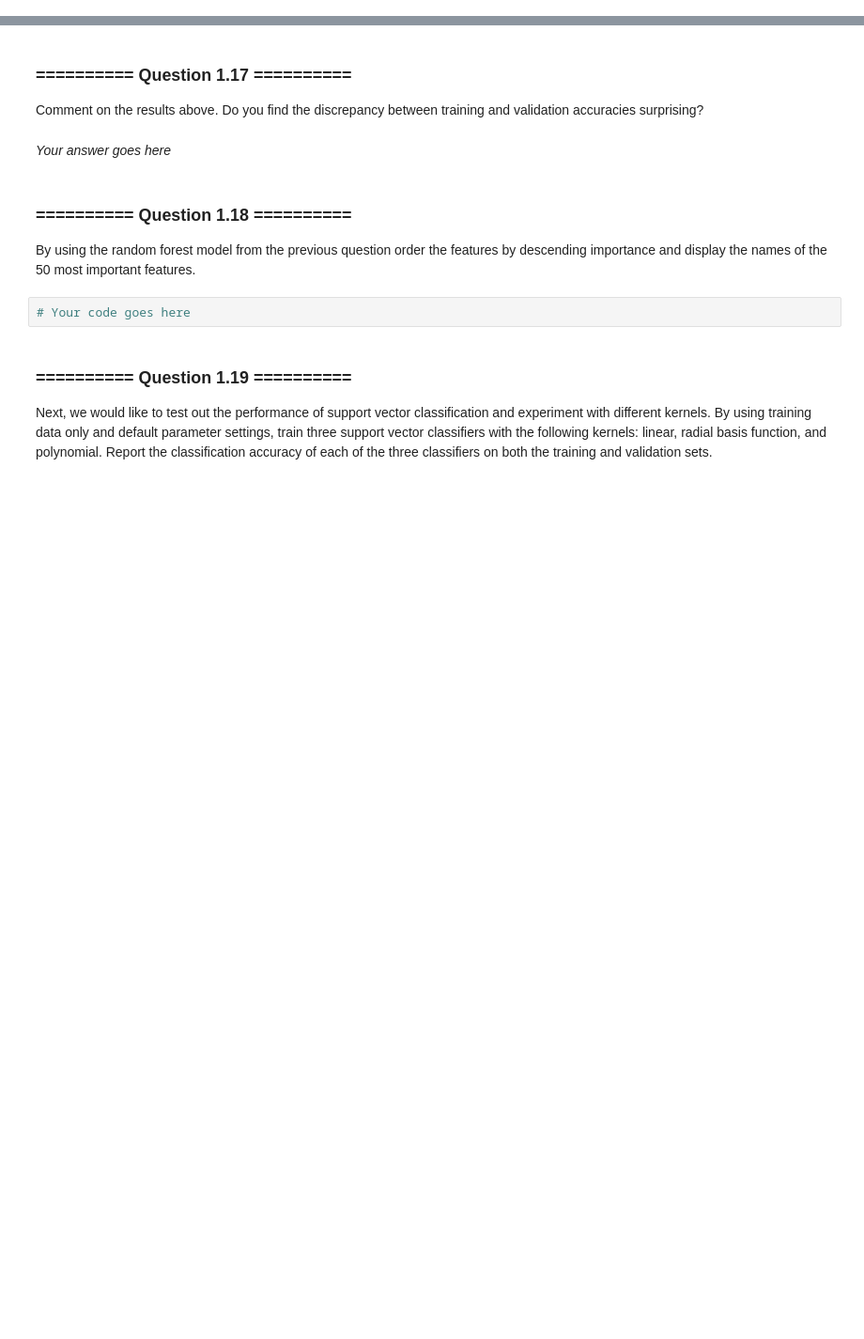
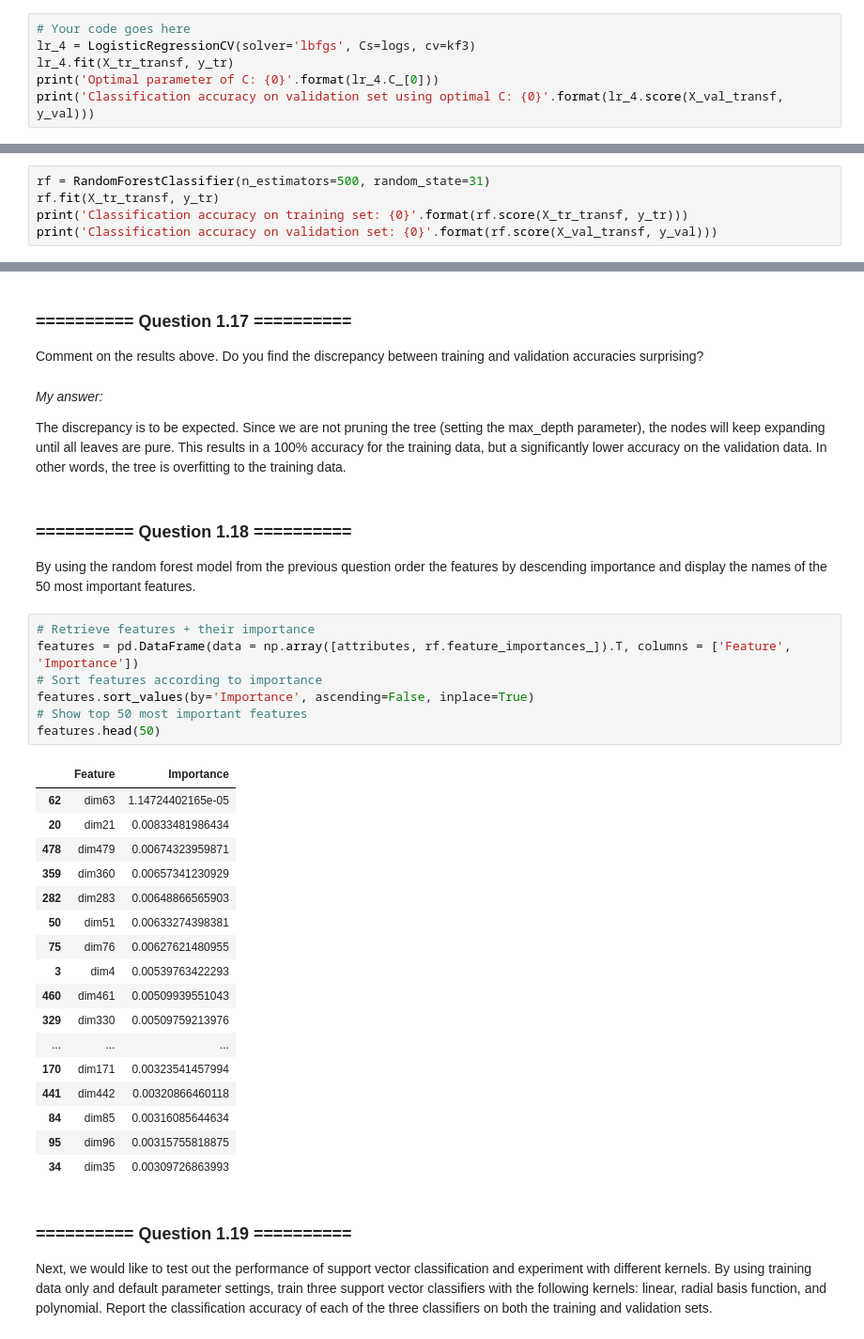
Before and after one commit to Dr-Alan-Turing/IAMachineLearning, a Jupyter notebook: 07_Assignment_3.ipynb, the cells around one changed output, grey strips where cells are left out. Shown at 94% size. Saved outputs shown, nothing was run; the diff lists cells and outputs as text; blank space fills up the shorter version.

```diff
--- a/07_Assignment_3.ipynb
+++ b/07_Assignment_3.ipynb
@@ -331,0 +332,6 @@ Scikit-learn offers a [`LogisticRegressionCV`](http://scikit-learn.org/0.17/modu
+# %%
+# Your code goes here
+lr_4 = LogisticRegressionCV(solver='lbfgs', Cs=logs, cv=kf3)
+lr_4.fit(X_tr_transf, y_tr)
+print('Optimal parameter of C: {0}'.format(lr_4.C_[0]))
+print('Classification accuracy on validation set using optimal C: {0}'.format(lr_4.score(X_val_transf, y_val)))
@@ -338,0 +346,5 @@ Initialise a random forest classifier and fit the model by using training data o
+# %%
+rf = RandomForestClassifier(n_estimators=500, random_state=31)
+rf.fit(X_tr_transf, y_tr)
+print('Classification accuracy on training set: {0}'.format(rf.score(X_tr_transf, y_tr)))
+print('Classification accuracy on validation set: {0}'.format(rf.score(X_val_transf, y_val)))
@@ -339,13 +354,38 @@ Initialise a random forest classifier and fit the model by using training data o
 # %% [markdown]
 ### ========== Question 1.17 ==========
 Comment on the results above. Do you find the discrepancy between training and validation accuracies surprising?
-# %% [markdown]
-*Your answer goes here*
+# %% [markdown]
+*My answer:*
+
+The discrepancy is to be expected. Since we are not pruning the tree (setting the max_depth parameter), the nodes will keep expanding until all leaves are pure. This results in a 100% accuracy for the training data, but a significantly lower accuracy on the validation data. In other words, the tree is overfitting to the training data.
 # %% [markdown]
 ### ========== Question 1.18 ==========
 By using the random forest model from the previous question order the features by descending importance and display the names of the 50 most important features.
-# %%
-# Your code goes here
+# %%
+# Retrieve features + their importance
+features = pd.DataFrame(data = np.array([attributes, rf.feature_importances_]).T, columns = ['Feature', 'Importance'])
+# Sort features according to importance
+features.sort_values(by='Importance', ascending=False, inplace=True)
+# Show top 50 most important features
+features.head(50)
+# %% [output]
+|  | Feature | Importance |
+| 62 | dim63 | 1.14724402165e-05 |
+| 20 | dim21 | 0.00833481986434 |
+| 478 | dim479 | 0.00674323959871 |
+| 359 | dim360 | 0.00657341230929 |
+| 282 | dim283 | 0.00648866565903 |
+| 50 | dim51 | 0.00633274398381 |
+| 75 | dim76 | 0.00627621480955 |
+| 3 | dim4 | 0.00539763422293 |
+| 460 | dim461 | 0.00509939551043 |
+| 329 | dim330 | 0.00509759213976 |
+| ... | ... | ... |
+| 170 | dim171 | 0.00323541457994 |
+| 441 | dim442 | 0.00320866460118 |
+| 84 | dim85 | 0.00316085644634 |
+| 95 | dim96 | 0.00315755818875 |
+| 34 | dim35 | 0.00309726863993 |
 # %% [markdown]
 ### ========== Question 1.19 ==========
 Next, we would like to test out the performance of support vector classification and experiment with different kernels.
```
Also changed, not shown: parts of 5 cells of this notebook.
